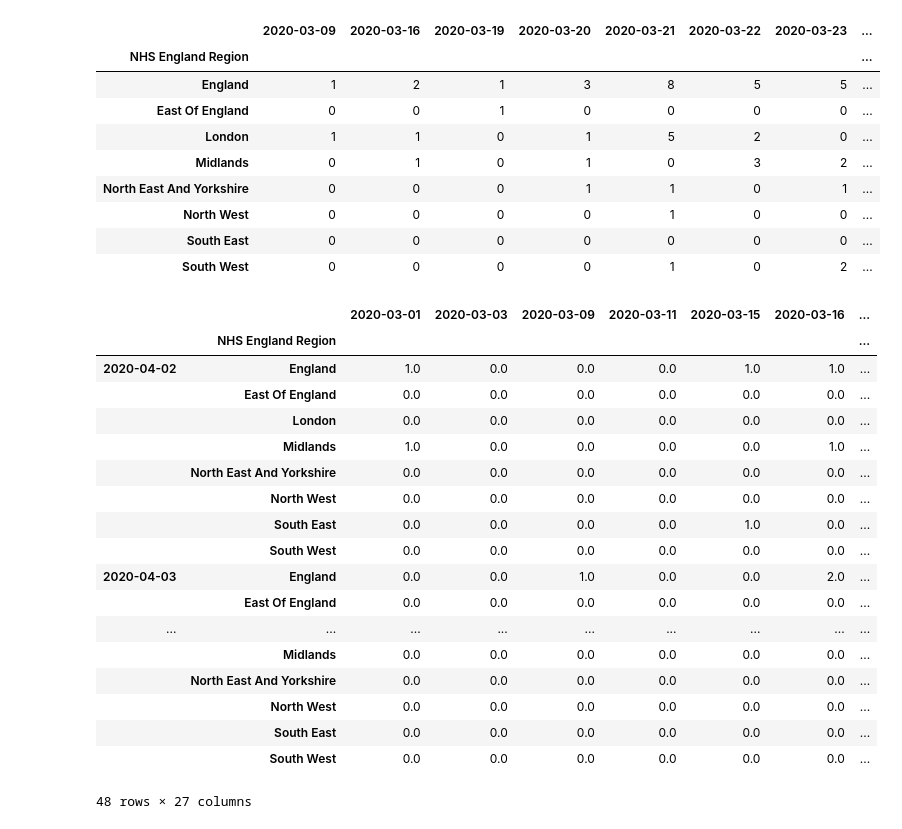
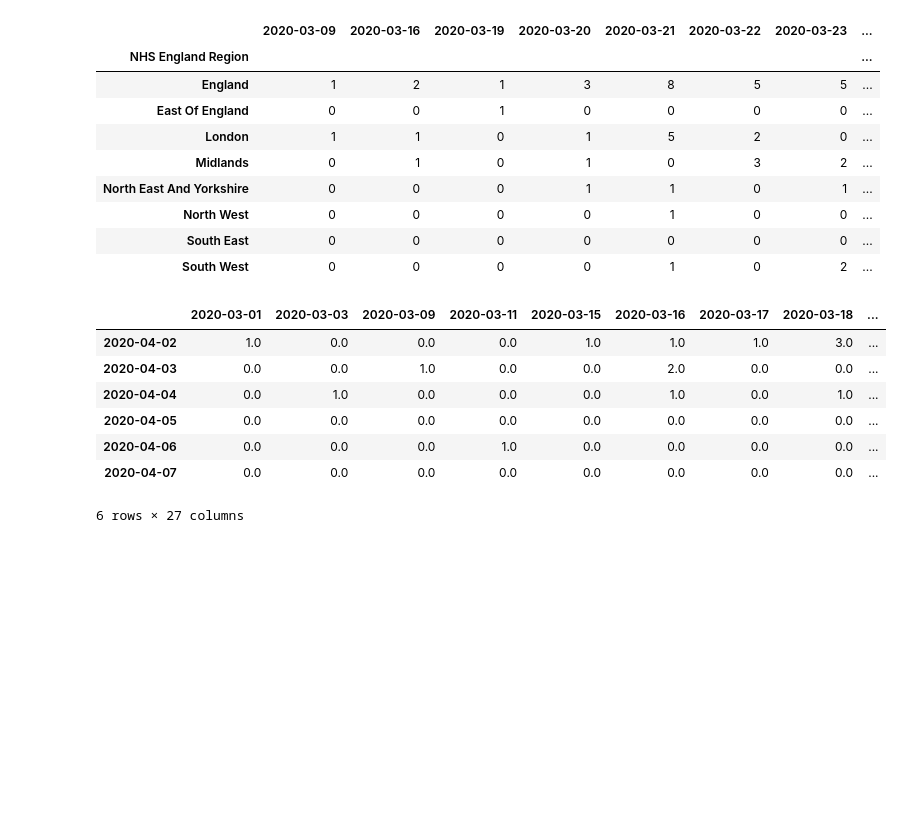
Before and after one commit to jamespjh/Covid19-Data-Personal, a Jupyter notebook: England_Covid19_Deaths_Datawrangling.ipynb, the cells around one changed output. Saved outputs shown, nothing was run; the diff lists cells and outputs as text; code cells hidden in the pictures; blank space fills up the shorter version.

```diff
--- a/England_Covid19_Deaths_Datawrangling.ipynb
+++ b/England_Covid19_Deaths_Datawrangling.ipynb
@@ -72,22 +73,12 @@ frames = pandas.concat(dict(map(lambda date:  [date, url_to_dataframe(format_dow
-# %%
-frames
-# %% [output]
-|  |  | 2020-03-01 | 2020-03-03 | 2020-03-09 | 2020-03-11 | 2020-03-15 | 2020-03-16 | ... |
-|  | NHS England Region |  |  |  |  |  |  | ... |
-| 2020-04-02 | England | 1.0 | 0.0 | 0.0 | 0.0 | 1.0 | 1.0 | ... |
-|  | East Of England | 0.0 | 0.0 | 0.0 | 0.0 | 0.0 | 0.0 | ... |
-|  | London | 0.0 | 0.0 | 0.0 | 0.0 | 0.0 | 0.0 | ... |
-|  | Midlands | 1.0 | 0.0 | 0.0 | 0.0 | 0.0 | 1.0 | ... |
-|  | North East And Yorkshire | 0.0 | 0.0 | 0.0 | 0.0 | 0.0 | 0.0 | ... |
-|  | North West | 0.0 | 0.0 | 0.0 | 0.0 | 0.0 | 0.0 | ... |
-|  | South East | 0.0 | 0.0 | 0.0 | 0.0 | 1.0 | 0.0 | ... |
-|  | South West | 0.0 | 0.0 | 0.0 | 0.0 | 0.0 | 0.0 | ... |
-| 2020-04-03 | England | 0.0 | 0.0 | 1.0 | 0.0 | 0.0 | 2.0 | ... |
-|  | East Of England | 0.0 | 0.0 | 0.0 | 0.0 | 0.0 | 0.0 | ... |
-| ... | ... | ... | ... | ... | ... | ... | ... | ... |
-|  | Midlands | 0.0 | 0.0 | 0.0 | 0.0 | 0.0 | 0.0 | ... |
-|  | North East And Yorkshire | 0.0 | 0.0 | 0.0 | 0.0 | 0.0 | 0.0 | ... |
-|  | North West | 0.0 | 0.0 | 0.0 | 0.0 | 0.0 | 0.0 | ... |
-|  | South East | 0.0 | 0.0 | 0.0 | 0.0 | 0.0 | 0.0 | ... |
-|  | South West | 0.0 | 0.0 | 0.0 | 0.0 | 0.0 | 0.0 | ... |
-48 rows × 27 columns
+# %%
+england = frames.xs('England',level=1)
+england
+# %% [output]
+|  | 2020-03-01 | 2020-03-03 | 2020-03-09 | 2020-03-11 | 2020-03-15 | 2020-03-16 | 2020-03-17 | 2020-03-18 | ... |
+| 2020-04-02 | 1.0 | 0.0 | 0.0 | 0.0 | 1.0 | 1.0 | 1.0 | 3.0 | ... |
+| 2020-04-03 | 0.0 | 0.0 | 1.0 | 0.0 | 0.0 | 2.0 | 0.0 | 0.0 | ... |
+| 2020-04-04 | 0.0 | 1.0 | 0.0 | 0.0 | 0.0 | 1.0 | 0.0 | 1.0 | ... |
+| 2020-04-05 | 0.0 | 0.0 | 0.0 | 0.0 | 0.0 | 0.0 | 0.0 | 0.0 | ... |
+| 2020-04-06 | 0.0 | 0.0 | 0.0 | 1.0 | 0.0 | 0.0 | 0.0 | 0.0 | ... |
+| 2020-04-07 | 0.0 | 0.0 | 0.0 | 0.0 | 0.0 | 0.0 | 0.0 | 0.0 | ... |
+6 rows × 27 columns
```
Also changed, not shown: parts of 2 cells of this notebook.
